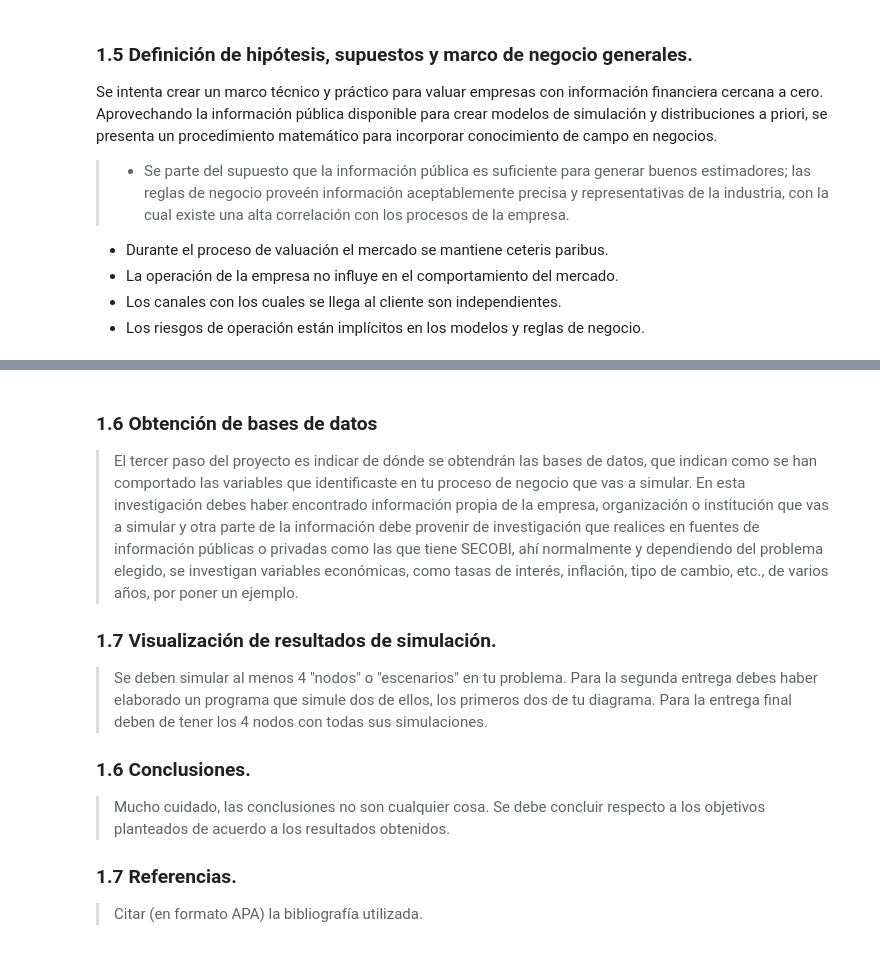
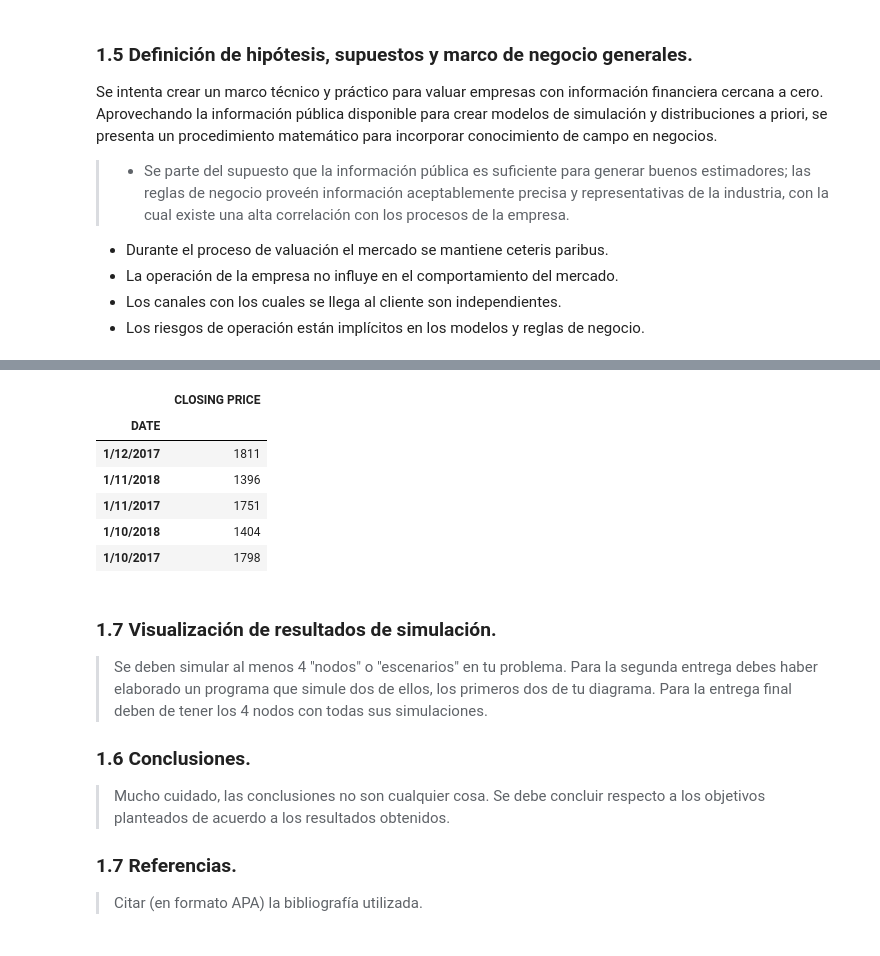
Before and after one commit to CAGS295/proyecto_modulo2, a Jupyter notebook: Proyecto_SandovalC.ipynb, the cells around one changed output, grey strips where cells are left out. Saved outputs shown, nothing was run; the diff lists cells and outputs as text; code cells hidden in the pictures.

```diff
--- a/Proyecto_SandovalC.ipynb
+++ b/Proyecto_SandovalC.ipynb
@@ -116,7 +158,16 @@ Se intenta crear un marco técnico y práctico para valuar empresas con informac
+# %%
+COCOA = pd.read_csv('cocoa.csv',usecols=[0,1],index_col=0).sort_index(ascending=False) # per ton GBP
+# %%
+COCOA.tail()
+# %% [output]
+|  | CLOSING PRICE |
+| DATE |  |
+| 1/12/2017 | 1811 |
+| 1/11/2018 | 1396 |
+| 1/11/2017 | 1751 |
+| 1/10/2018 | 1404 |
+| 1/10/2017 | 1798 |
 # %% [markdown]
-### 1.6 Obtención de bases de datos
-> El tercer paso del proyecto es indicar de dónde se obtendrán las bases de datos, que indican como se han comportado las variables que identificaste en tu proceso de negocio que vas a simular. En esta investigación debes haber encontrado información propia de la empresa, organización o institución que vas a simular y otra parte de la información debe provenir de investigación que realices en fuentes de información públicas o privadas como las que tiene SECOBI, ahí normalmente y dependiendo del problema elegido, se investigan variables económicas, como tasas de interés, inflación, tipo de cambio, etc., de varios años, por poner un ejemplo.
-
 ### 1.7 Visualización de resultados de simulación.
 > Se deben simular al menos 4  "nodos" o "escenarios" en tu problema. Para la segunda entrega debes haber elaborado un programa que simule dos de ellos, los primeros dos de tu diagrama.
 > Para la entrega final deben de tener los 4 nodos con todas sus simulaciones.
```
Also changed, not shown: parts of 11 cells of this notebook, 7 other files.
